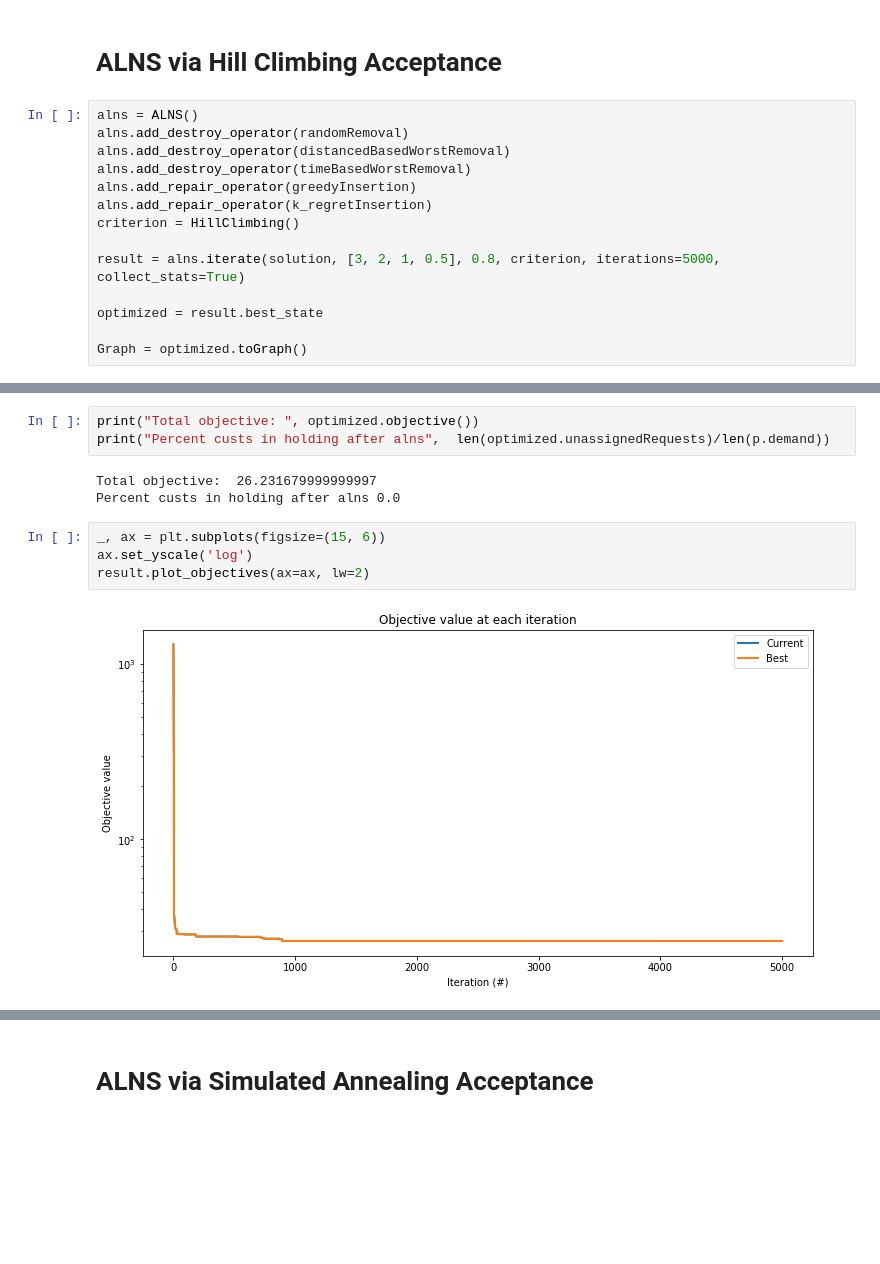
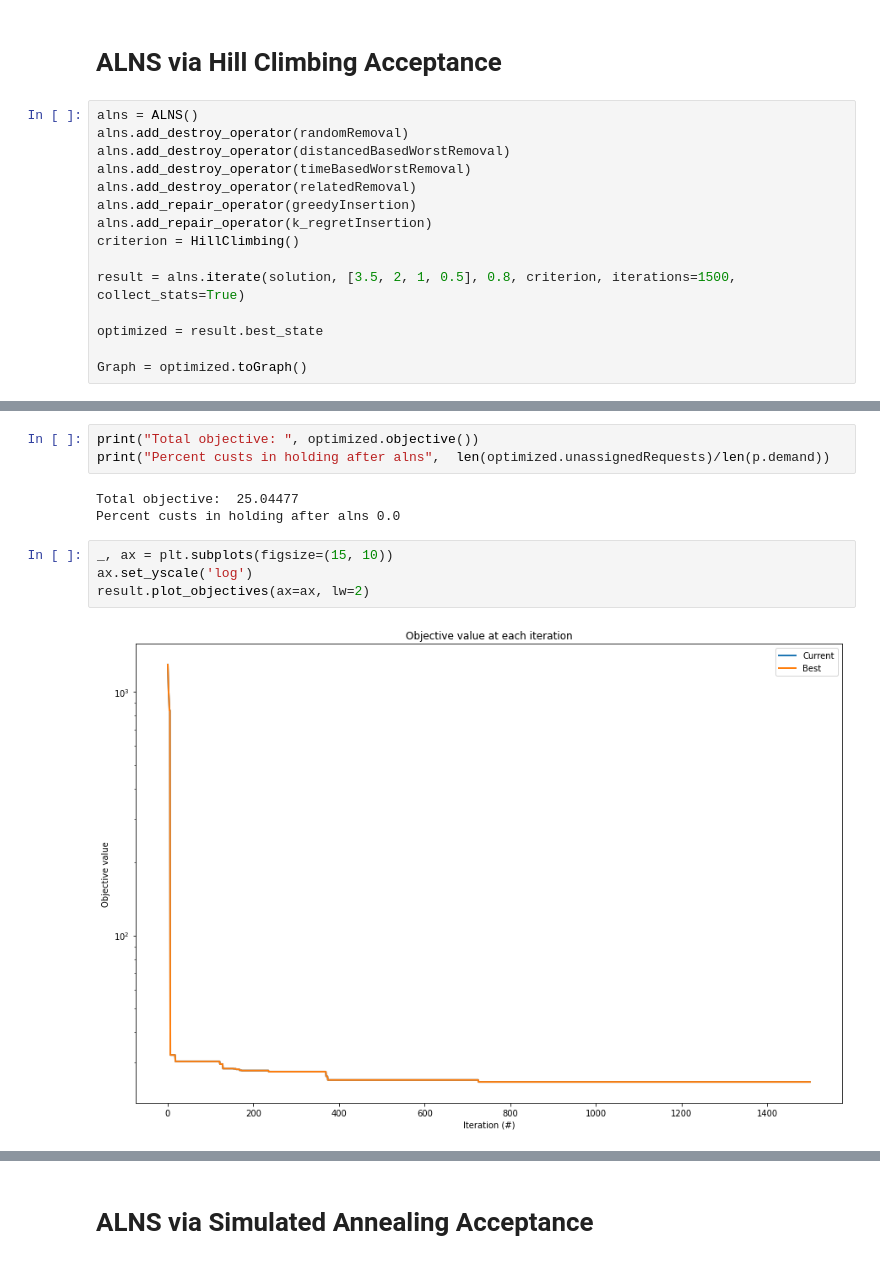
Before and after one commit to ChristophBleyer/ALNS, a Jupyter notebook: examples/Routing Optimization.ipynb, the cells around one changed output, grey strips where cells are left out. Saved outputs shown, nothing was run; the diff lists cells and outputs as text; blank space fills up the shorter version.

Commit message:
related removal

```diff
--- a/examples/Routing Optimization.ipynb
+++ b/examples/Routing Optimization.ipynb
@@ -43,11 +43,12 @@ alns = ALNS()
 alns.add_destroy_operator(randomRemoval)
 alns.add_destroy_operator(distancedBasedWorstRemoval)
 alns.add_destroy_operator(timeBasedWorstRemoval)
+alns.add_destroy_operator(relatedRemoval)
 alns.add_repair_operator(greedyInsertion)
 alns.add_repair_operator(k_regretInsertion)
 criterion = HillClimbing()
 
-result = alns.iterate(solution, [3, 2, 1, 0.5], 0.8, criterion, iterations=5000, collect_stats=True)
+result = alns.iterate(solution, [3.5, 2, 1, 0.5], 0.8, criterion, iterations=1500, collect_stats=True)
 
 optimized = result.best_state
 
@@ -58,14 +59,14 @@ Graph = optimized.toGraph()
 print("Total objective: ", optimized.objective())
 print("Percent custs in holding after alns",  len(optimized.unassignedRequests)/len(p.demand))
 # %% [output]
-Total objective:  26.231679999999997
+Total objective:  25.04477
 Percent custs in holding after alns 0.0
 # %%
-_, ax = plt.subplots(figsize=(15, 6))
+_, ax = plt.subplots(figsize=(15, 10))
 ax.set_yscale('log')
 result.plot_objectives(ax=ax, lw=2)
 # %% [output]
-[figure, old version]
+[figure, new version]
 # %%
 figure = plt.figure("operator_counts", figsize=(14, 6))
 figure.subplots_adjust(bottom=0.15, hspace=.5)
```
Also changed, not shown: parts of 6 cells of this notebook, 3 other files.
